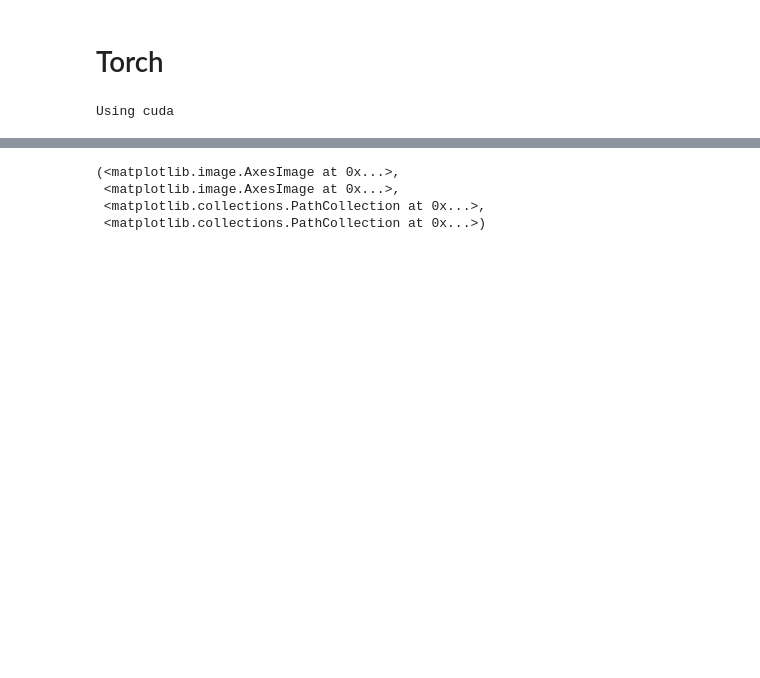
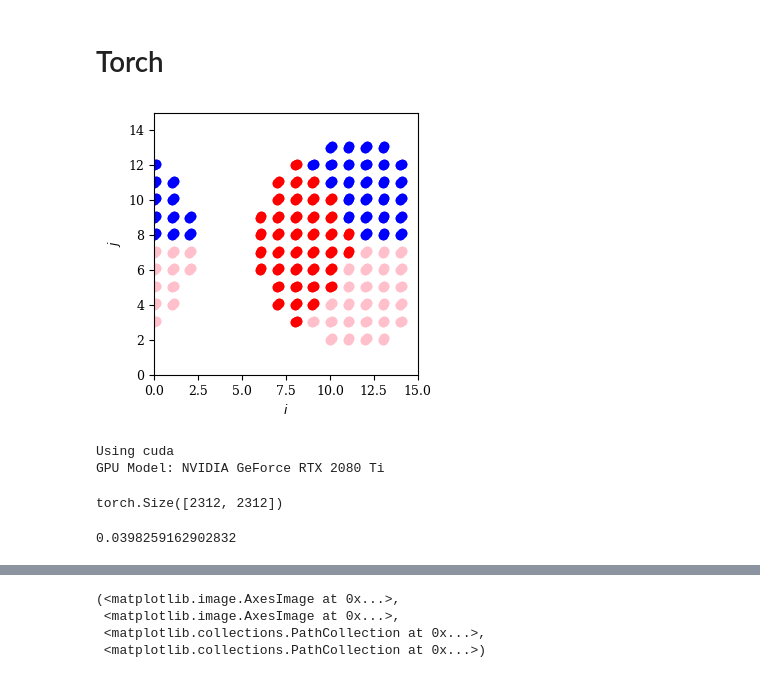
Before and after one commit to hainingpan/GTN, a Jupyter notebook: test_pytorch.ipynb, the cells around one changed output, grey strips where cells are left out. Cells and saved outputs as stored; diff of their text form; code cells hidden in the pictures; blank space fills up the shorter version.

Commit message:
GTN2_torch.py

```diff
--- a/test_pytorch.ipynb
+++ b/test_pytorch.ipynb
@@ -259,8 +266,25 @@ plot_chern(nu_list)
 [figure]
 # %% [markdown]
 # Torch
+# %%
+def visualize(gtn2,A_idx_0,B_idx_0,C_idx_0):
+    A_de_idx=gtn2.delinearize_idx(A_idx_0.cpu())
+    B_de_idx=gtn2.delinearize_idx(B_idx_0.cpu())
+    C_de_idx=gtn2.delinearize_idx(C_idx_0.cpu())
+    fig,ax=plt.subplots(figsize=(3.4,3.4))
+    ax.scatter(A_de_idx[2]+0.1*A_de_idx[4],A_de_idx[3]+0.1*A_de_idx[4],color='b')
+    ax.scatter(B_de_idx[2]+0.1*B_de_idx[4],B_de_idx[3]+0.1*B_de_idx[4],color='r')
+    ax.scatter(C_de_idx[2]+0.1*C_de_idx[4],C_de_idx[3]+0.1*C_de_idx[4],color='pink')
+    ax.set_xlim(0,gtn2.Lx)
+    ax.set_ylim(0,gtn2.Ly)
+    ax.set_xlabel('$i$')
+    ax.set_ylabel('$j$')
+# %%
+visualize(gtn2_torch,A_idx_0,B_idx_0,C_idx_0)
+# %% [output]
+[figure, added]
 # %%
-gtn2_torch=GTN2_torch(Lx=15,Ly=15,history=False,random_init=False,random_U1=True,bcx=1,bcy=1,seed=1,orbit=2,nshell=2,layer=2,replica=2,complex128=True)
+gtn2_torch=GTN2_torch(Lx=17,Ly=17,history=False,random_init=False,random_U1=True,bcx=1,bcy=1,seed=1,orbit=2,nshell=2,layer=2,replica=1,complex128=True)
 
 mu_list=[1]
 gtn2_torch.a_i={}
@@ -272,3 +296,4 @@ for mu in mu_list:
     gtn2_torch.A_i[mu],gtn2_torch.B_i[mu] = amplitude(gtn2_torch.nshell,tau=[1,0],geometry='square',lower=False,mu=mu,C=1)
 # %% [output]
 Using cuda
+GPU Model: NVIDIA GeForce RTX 2080 Ti
@@ -278,0 +300,8 @@ nu_list.append(chern_number_quick(gtn2_torch.C_m,A_idx_0,B_idx_0,C_idx_0,device=
+# %%
+gtn2_torch.C_m.shape
+# %% [output]
+torch.Size([2312, 2312])
+# %%
+gtn2_torch.C_m.element_size() * gtn2_torch.C_m.numel() / 1024**3
+# %% [output]
+0.0398259162902832
```
Also changed, not shown: parts of 23 cells of this notebook, 2 other files.
